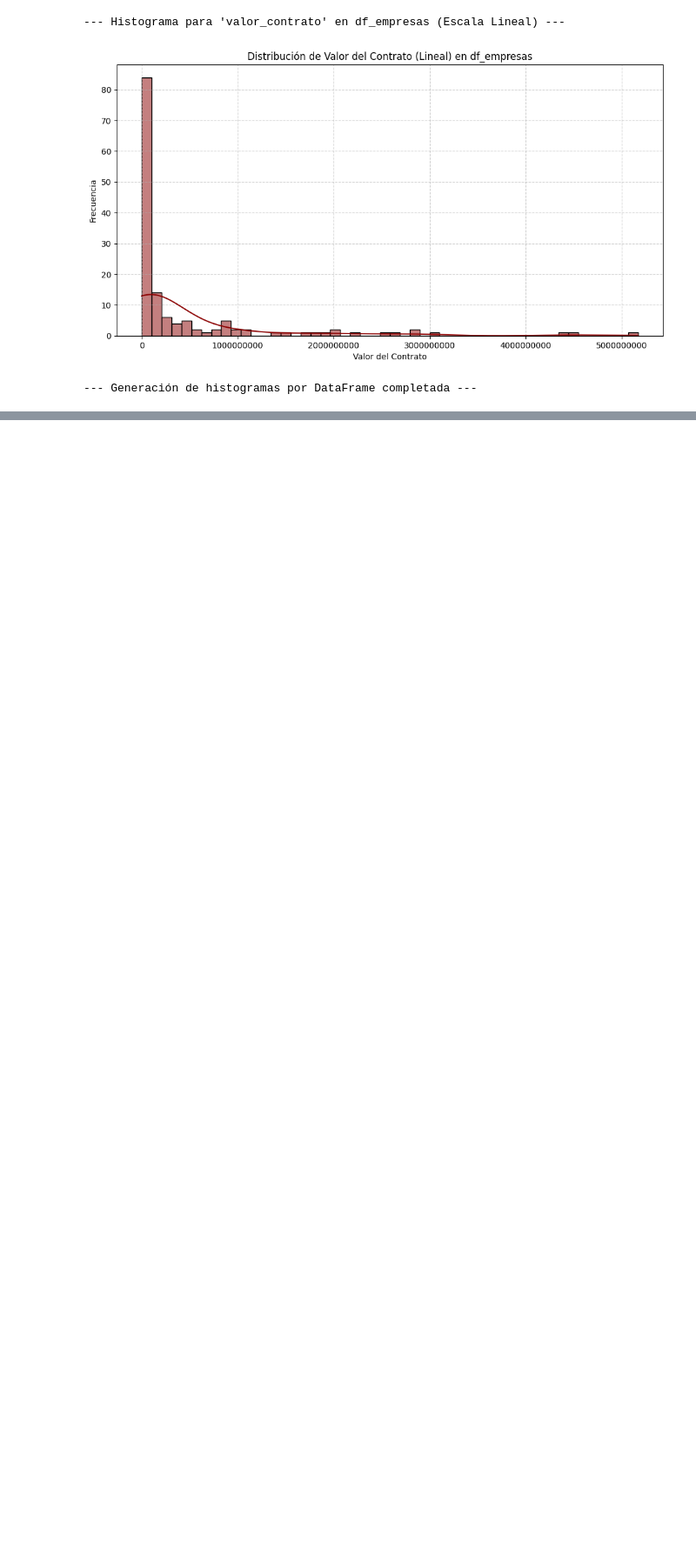
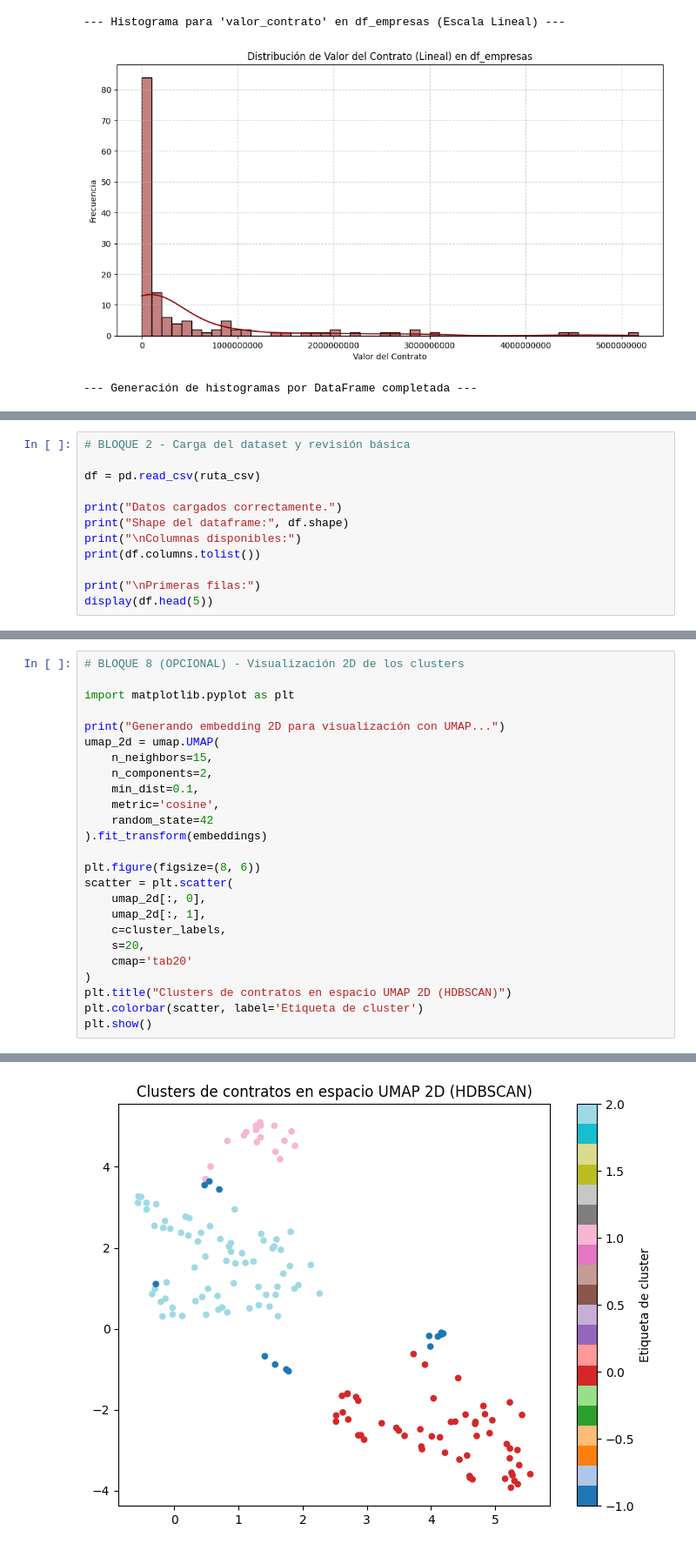
Before and after one commit to estebanoli8/secop_valle_mujer, a Jupyter notebook: no_supervisado_secop_mujer_valle.ipynb, the cells around one changed output, grey strips where cells are left out. Shown at 87% size. Saved outputs shown, nothing was run; the diff lists cells and outputs as text; blank space fills up the shorter version.

```diff
--- a/no_supervisado_secop_mujer_valle.ipynb
+++ b/no_supervisado_secop_mujer_valle.ipynb
@@ -895,0 +1484,12 @@ En adelante analizaremos los 2 data set df_empresas y df_ps (o prestadores de se
+# %%
+# BLOQUE 2 - Carga del dataset y revisión básica
+
+df = pd.read_csv(ruta_csv)
+
+print("Datos cargados correctamente.")
+print("Shape del dataframe:", df.shape)
+print("\nColumnas disponibles:")
+print(df.columns.tolist())
+
+print("\nPrimeras filas:")
+display(df.head(5))
@@ -895,0 +1705,26 @@ En adelante analizaremos los 2 data set df_empresas y df_ps (o prestadores de se
+# %%
+# BLOQUE 8 (OPCIONAL) - Visualización 2D de los clusters
+
+import matplotlib.pyplot as plt
+
+print("Generando embedding 2D para visualización con UMAP...")
+umap_2d = umap.UMAP(
+    n_neighbors=15,
+    n_components=2,
+    min_dist=0.1,
+    metric='cosine',
+    random_state=42
+).fit_transform(embeddings)
+
+plt.figure(figsize=(8, 6))
+scatter = plt.scatter(
+    umap_2d[:, 0],
+    umap_2d[:, 1],
+    c=cluster_labels,
+    s=20,
+    cmap='tab20'
+)
+plt.title("Clusters de contratos en espacio UMAP 2D (HDBSCAN)")
+plt.colorbar(scatter, label='Etiqueta de cluster')
+plt.show()
+# %% [output]
@@ -895,0 +1732 @@ En adelante analizaremos los 2 data set df_empresas y df_ps (o prestadores de se
+[figure, added]
```
Also changed, not shown: parts of 30 cells of this notebook.
